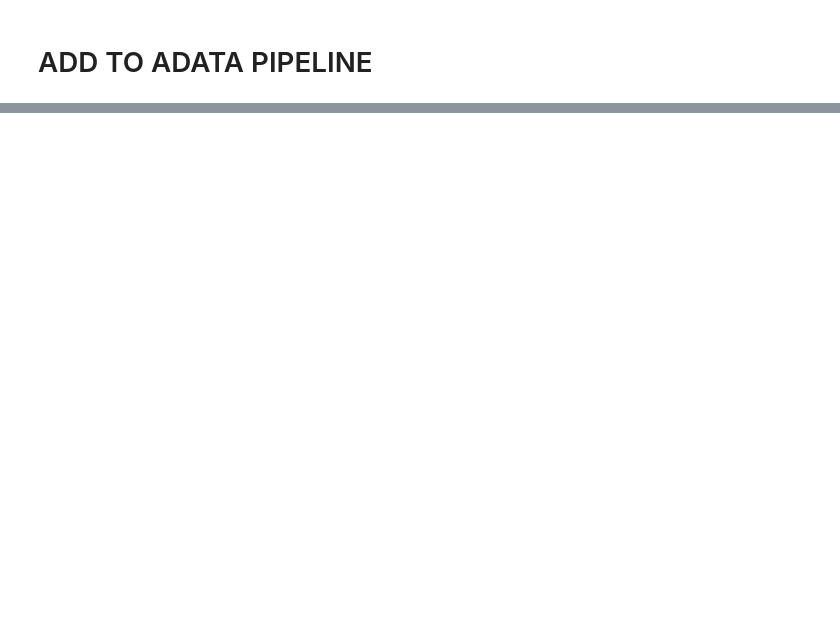
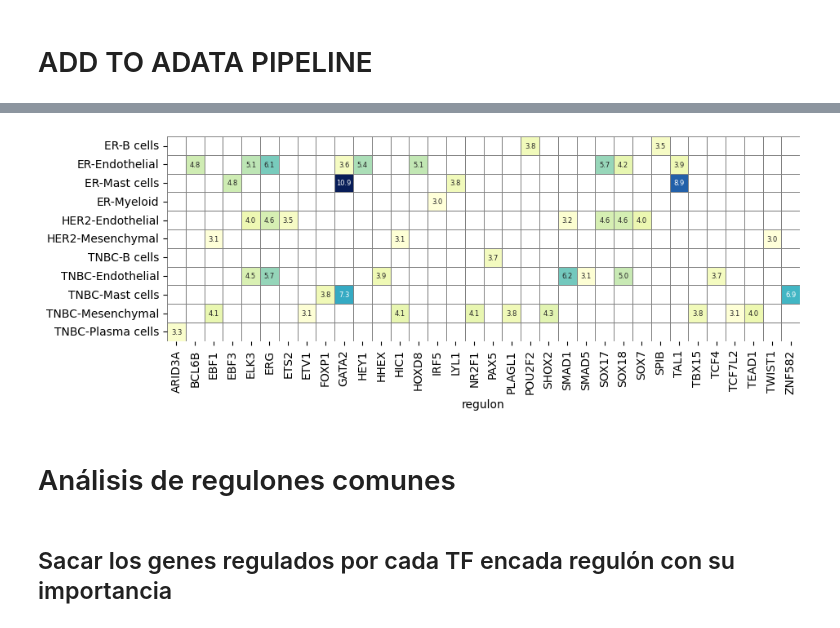
Before and after one commit to ignagarlav/Breast-Cancer-Heterogeneity, a Jupyter notebook: 04GRN/ExploreGrnResults.ipynb, the cells around one changed output, grey strips where cells are left out. Drawn from its saved outputs; the diff is of its cells as text; code cells hidden in the pictures; blank space fills up the shorter version.

```diff
--- a/04GRN/ExploreGrnResults.ipynb
+++ b/04GRN/ExploreGrnResults.ipynb
@@ -307,0 +297,3 @@ sc.pl.dotplot(adatas['ER'], ['Regulon(MITF(+))', 'Regulon(MYC(+))', 'Regulon(DDI
+# %%
+with open("/home/igarzonalva/Proyecto_SC_TNBC/GSE161529/grn/Results/df_results_dict.pkl", "rb") as f:
+    df = pickle.load(f)
@@ -318,0 +324,13 @@ ax1.set_ylabel('')
+# %%
+df_list = []
+
+# Loop over each key-value pair in the dictionary
+for tumor_type, df_res in df.items():
+    # Make a copy so we don't alter the original
+    df_tmp = df_res.copy()
+    # Add a new column "tumor_type" based on the dictionary key
+    df_tmp["tumor_type"] = tumor_type
+    # Collect in a list
+    df_list.append(df_tmp)
+# %%
+df_merged = pd.concat(df_list, ignore_index=True)
@@ -319,3 +357,30 @@ ax1.set_ylabel('')
+# %%
+df_heatmap = (
+    df_merged.sort_values('Z', ascending=False).pivot_table(
+        index=["tumor_type", "cell_type"],
+        columns="regulon",
+        values="Z",
+        aggfunc="max"  # or "mean" if you have duplicates
+    )
+)
+# %%
+fig, ax = plt.subplots(figsize=(10, 8))
+sns.heatmap(
+    df_heatmap,
+    ax=ax,
+    annot=True,
+    fmt=".1f",
+    linewidths=.7,
+    cbar=False,
+    square=True,
+    linecolor="gray",
+    cmap="YlGnBu",
+    annot_kws={"size": 6}
+)
+ax.set_ylabel("")
+plt.show()
+# %% [output]
+[figure, added]
 # %%
 from pyscenic.rss import regulon_specificity_scores
 # %%
@@ -413,3 +478,7 @@ sc.pl.embedding(
 # %%
 pd.DataFrame({"barcode_sample" : adatas['TNBC'].obs_names.values,
              "cell_type" : adatas['TNBC'].obs.cell_type.values}).to_csv("/home/igarzonalva/Proyecto_SC_TNBC/GSE161529/cpdb/metadata.tsv", sep = '\t', index = False)
+# %% [markdown]
+# Análisis de regulones comunes
+# %% [markdown]
+## Sacar los genes regulados por cada TF encada regulón con su importancia
```
Also changed, not shown: parts of 34 cells of this notebook, 1 other file.
